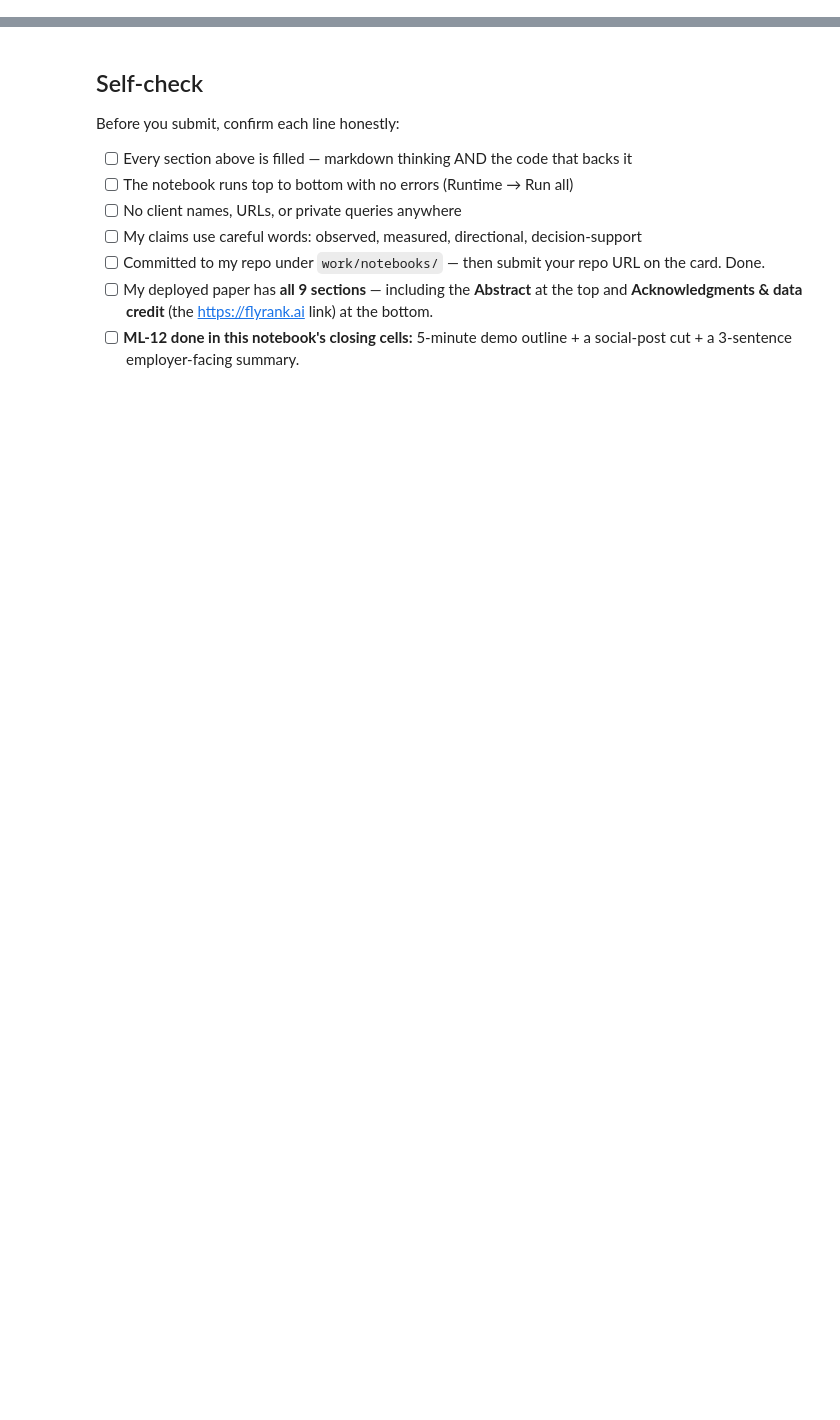
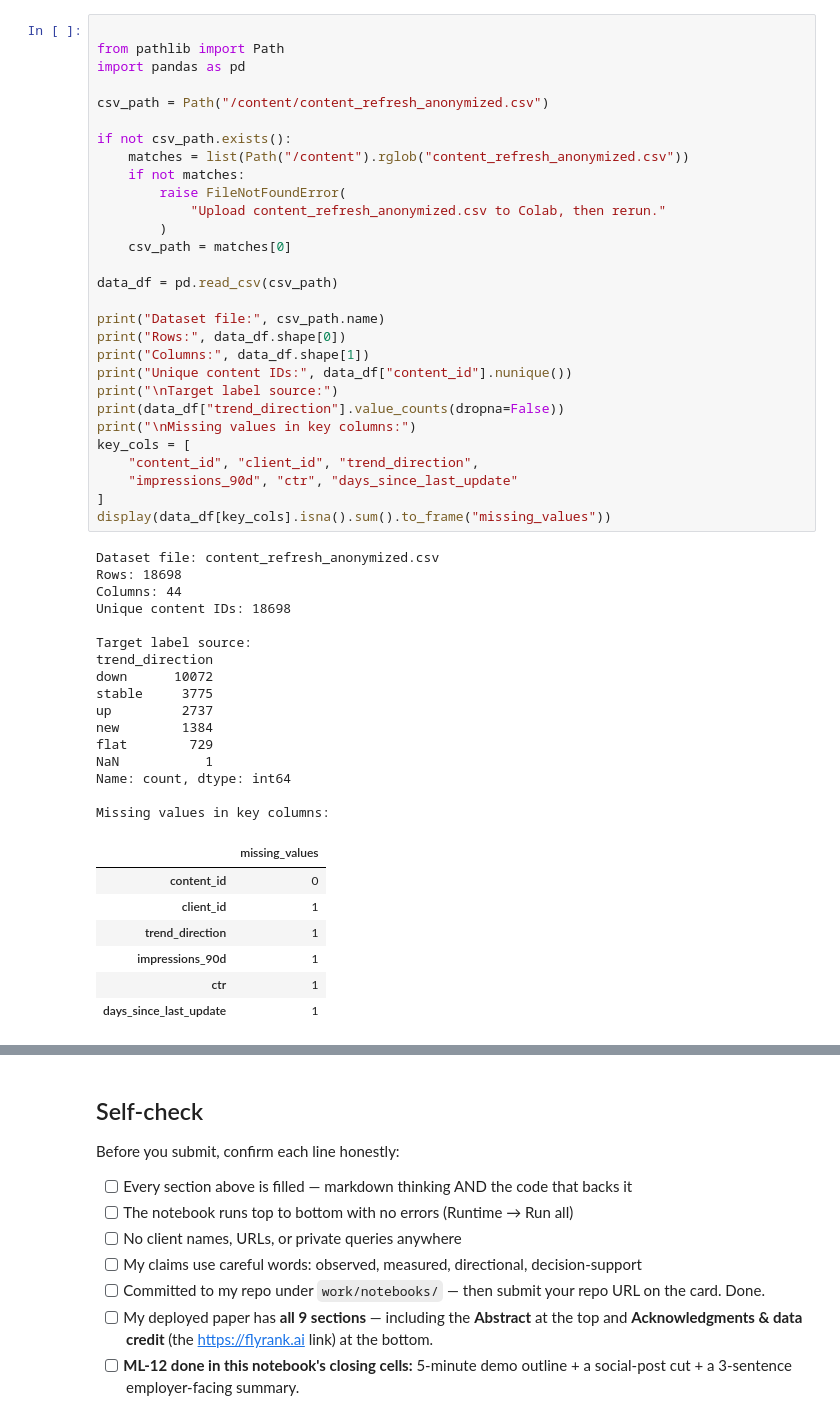
Before and after one commit to yashikasgh/flyrank-ml-internship, a Jupyter notebook: work/notebooks/capstone.ipynb, the cells around one changed output, grey strips where cells are left out. Drawn from its saved outputs; the diff is of its cells as text; blank space fills up the shorter version.

```diff
--- a/work/notebooks/capstone.ipynb
+++ b/work/notebooks/capstone.ipynb
@@ -36,0 +78,53 @@ This skeleton is yours to fill. Work the sections **in order** — each one has
+# %%
+
+from pathlib import Path
+import pandas as pd
+
+csv_path = Path("/content/content_refresh_anonymized.csv")
+
+if not csv_path.exists():
+    matches = list(Path("/content").rglob("content_refresh_anonymized.csv"))
+    if not matches:
+        raise FileNotFoundError(
+            "Upload content_refresh_anonymized.csv to Colab, then rerun."
+        )
+    csv_path = matches[0]
+
+data_df = pd.read_csv(csv_path)
+
+print("Dataset file:", csv_path.name)
+print("Rows:", data_df.shape[0])
+print("Columns:", data_df.shape[1])
+print("Unique content IDs:", data_df["content_id"].nunique())
+print("\nTarget label source:")
+print(data_df["trend_direction"].value_counts(dropna=False))
+print("\nMissing values in key columns:")
+key_cols = [
+    "content_id", "client_id", "trend_direction",
+    "impressions_90d", "ctr", "days_since_last_update"
+]
+display(data_df[key_cols].isna().sum().to_frame("missing_values"))
+# %% [output]
+Dataset file: content_refresh_anonymized.csv
+Rows: 18698
+Columns: 44
+Unique content IDs: 18698
+
+Target label source:
+trend_direction
+down      10072
+stable     3775
+up         2737
+new        1384
+flat        729
+NaN           1
+Name: count, dtype: int64
+
+Missing values in key columns:
+|  | missing_values |
+| content_id | 0 |
+| client_id | 1 |
+| trend_direction | 1 |
+| impressions_90d | 1 |
+| ctr | 1 |
+| days_since_last_update | 1 |
```
Also changed, not shown: parts of 25 cells of this notebook.
